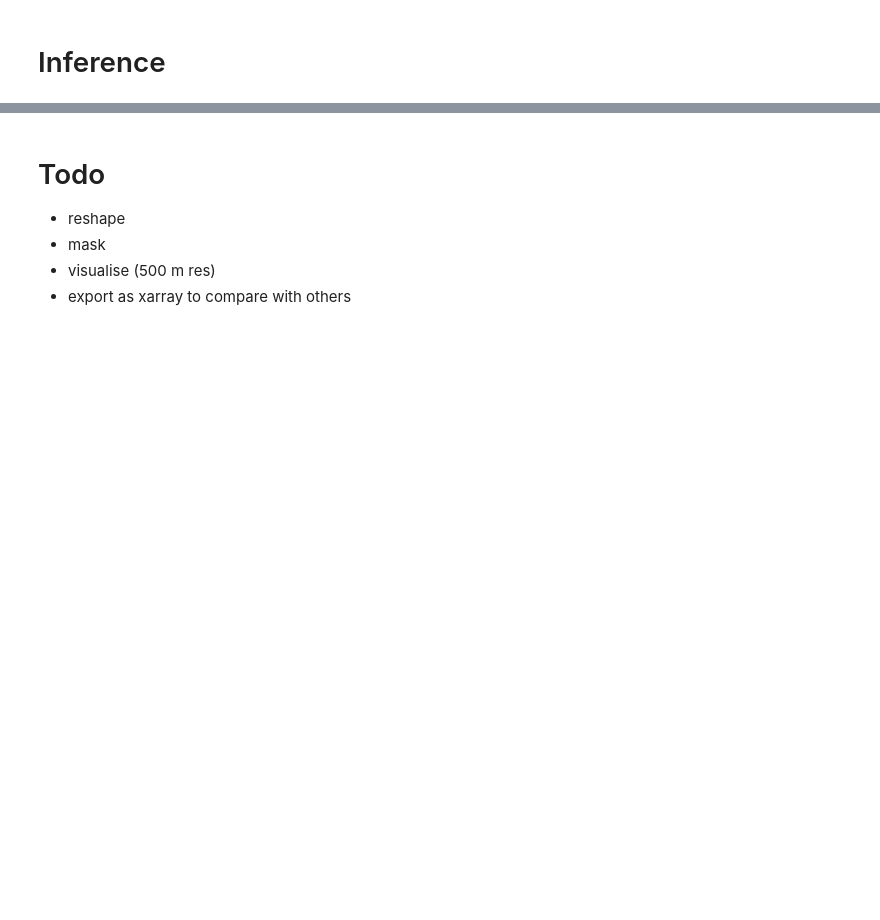
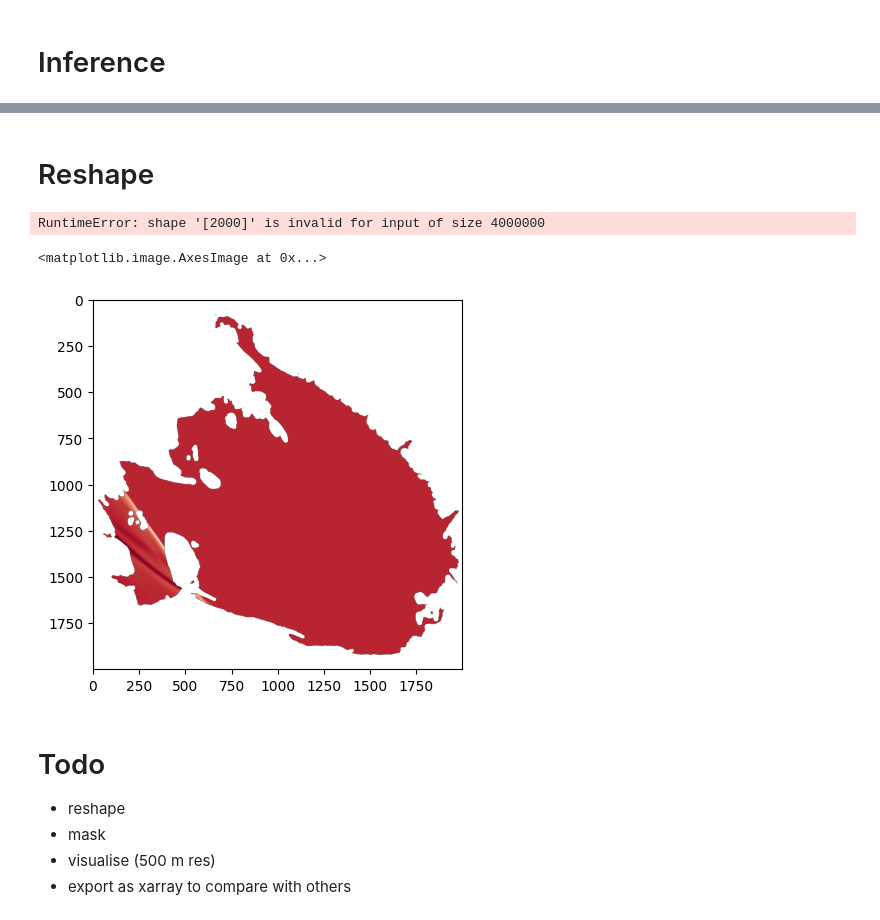
Before and after one commit to kimbente/FluxNet, a Jupyter notebook: train_full_model.ipynb, the cells around one changed output, grey strips where cells are left out. Drawn from its saved outputs; the diff is of its cells as text; code cells hidden in the pictures; blank space fills up the shorter version.

```diff
--- a/train_full_model.ipynb
+++ b/train_full_model.ipynb
@@ -171,5 +235,13 @@ X, Y = xr.broadcast(target_grid_mask.x, target_grid_mask.y)
 
 X_long = X.values.flatten()
 Y_long = Y.values.flatten()
-mask_long = target_grid_mask.mask.values.flatten()
+
+# NOTE: Normalise to [0, 1] as model input
+X_long = (X_long - x_min) / (x_max - x_min)
+Y_long = (Y_long - y_min) / (y_max - y_min)
+
+# mask_long = target_grid_mask.mask.values.flatten()
+
 XY_long_tensor = torch.cat((torch.tensor(X_long).unsqueeze(1), torch.tensor(Y_long).unsqueeze(1)), dim = 1)
+print(XY_long_tensor.shape)
+print(XY_long_tensor[0:5, :])
@@ -176,15 +255,2 @@ XY_long_tensor = torch.cat((torch.tensor(X_long).unsqueeze(1), torch.tensor(Y_lo
 # %% [markdown]
 # Inference
-# %%
-device = "cpu"
-model = model.to(device)
-# Move to device
-XY_long_tensor = XY_long_tensor.to(device)
-XY_long_tensor = XY_long_tensor[1:1_000_000, :]
-
-model.eval()
-prediction = model(XY_long_tensor.requires_grad_(True))
-
-div_field = compute_divergence_field(
-    mean_pred = prediction,
-    x_grad = XY_long_tensor)
@@ -193,3 +322,18 @@ Error:
+# %% [markdown]
+# Reshape
+# %%
+div_container.unsqueeze(1).reshape(target_grid_mask.x.shape, target_grid_mask.x.shape)
+# %% [output]
+RuntimeError: shape '[2000]' is invalid for input of size 4000000
+# %%
+div_square = div_container.unsqueeze(1).reshape(2000, 2000)
+mask = torch.as_tensor(target_grid_mask["mask"].values, device = div_square.device)
+div_square = div_square.masked_fill(mask != 1, float("nan"))
+# %%
+plt.imshow(div_square, cmap = "RdBu")
+# %% [output]
+<matplotlib.image.AxesImage at 0x...>
+[figure, added]
 # %% [markdown]
 # Todo
 
```
Also changed, not shown: parts of 10 cells of this notebook, 2 other files.
